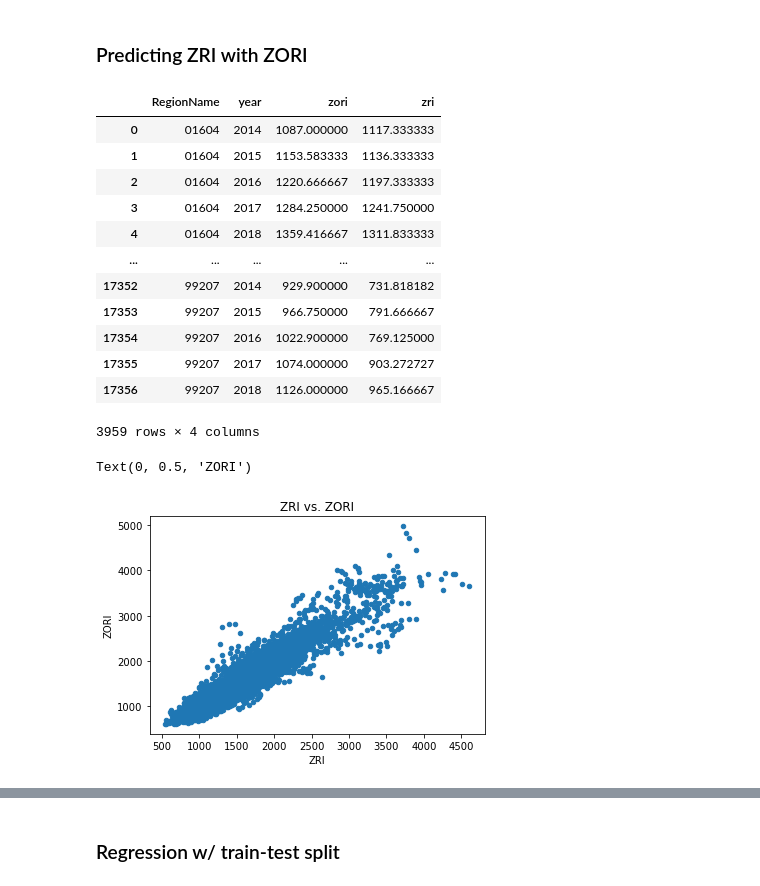
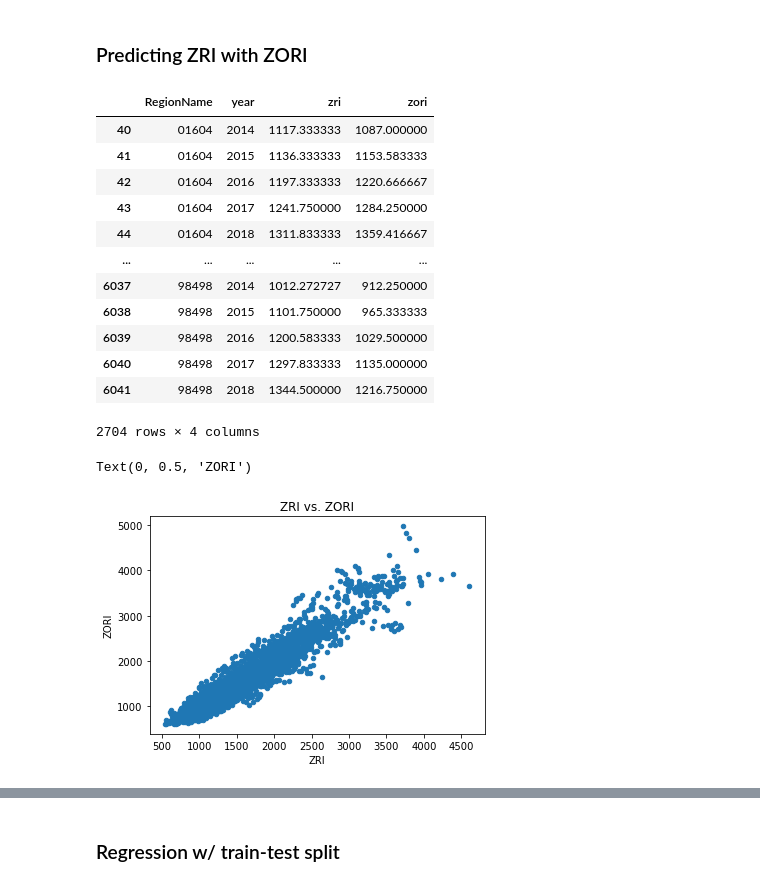
Before and after one commit to jonahsg/NYCDSA_Capstone, a Jupyter notebook: zri_zori_model.ipynb, the cells around one changed output, grey strips where cells are left out. Cells and saved outputs as stored; diff of their text form; code cells hidden in the pictures.

```diff
--- a/zri_zori_model.ipynb
+++ b/zri_zori_model.ipynb
@@ -19,0 +20,3 @@ from Feat_eng import (Y_train, X_train, Y_test, X_test,
+# %%
+pd.set_option('display.max_columns', None)
+target.head(10)
@@ -20,6 +35,6 @@ from Feat_eng import (Y_train, X_train, Y_test, X_test,
 # %%
 # could we use the zil_yr from original feature engineering?
-zri_yr = zil_yr
+zri_yr = target[['RegionName', 'year', 'value']].copy()
 zri_yr
 # %% [output]
 |  | RegionName | year | value |
@@ -208,3 +231,10 @@ df_comb2
 | 23738 | 99654 | 2017 | NaN | 1322.083333 |
 | 23739 | 99654 | 2018 | NaN | 1327.166667 |
 23740 rows × 4 columns
+# %%
+# all zri indices (left join) mapped to zip/year with or without zori indices
+df_comb3 = zri_yr.merge(zori_yr, how='left',
+              left_on = ['RegionName', 'year'],
+              right_on = ['RegionName', 'year'])
+df_comb3.columns = ['RegionName', 'year', 'zri', 'zori']
+df_comb3
@@ -234,28 +286,28 @@ zori_reg_yr.RegionName.nunique()
 # %% [markdown]
 ### Predicting ZRI with ZORI
 # %%
-df_comb_red = df_comb.dropna()
-df_comb_red
+df_comb3_red = df_comb3.dropna()
+df_comb3_red
 # %% [output]
-|  | RegionName | year | zori | zri |
-| 0 | 01604 | 2014 | 1087.000000 | 1117.333333 |
-| 1 | 01604 | 2015 | 1153.583333 | 1136.333333 |
-| 2 | 01604 | 2016 | 1220.666667 | 1197.333333 |
-| 3 | 01604 | 2017 | 1284.250000 | 1241.750000 |
-| 4 | 01604 | 2018 | 1359.416667 | 1311.833333 |
+|  | RegionName | year | zri | zori |
+| 40 | 01604 | 2014 | 1117.333333 | 1087.000000 |
+| 41 | 01604 | 2015 | 1136.333333 | 1153.583333 |
+| 42 | 01604 | 2016 | 1197.333333 | 1220.666667 |
+| 43 | 01604 | 2017 | 1241.750000 | 1284.250000 |
+| 44 | 01604 | 2018 | 1311.833333 | 1359.416667 |
 | ... | ... | ... | ... | ... |
-| 17352 | 99207 | 2014 | 929.900000 | 731.818182 |
-| 17353 | 99207 | 2015 | 966.750000 | 791.666667 |
-| 17354 | 99207 | 2016 | 1022.900000 | 769.125000 |
-| 17355 | 99207 | 2017 | 1074.000000 | 903.272727 |
-| 17356 | 99207 | 2018 | 1126.000000 | 965.166667 |
+| 6037 | 98498 | 2014 | 1012.272727 | 912.250000 |
+| 6038 | 98498 | 2015 | 1101.750000 | 965.333333 |
+| 6039 | 98498 | 2016 | 1200.583333 | 1029.500000 |
+| 6040 | 98498 | 2017 | 1297.833333 | 1135.000000 |
+| 6041 | 98498 | 2018 | 1344.500000 | 1216.750000 |
-3959 rows × 4 columns
+2704 rows × 4 columns
 # %%
-df_comb_red.plot(kind='scatter', x='zori', y='zri')
+df_comb3_red.plot(kind='scatter', x='zori', y='zri')
 plt.title('ZRI vs. ZORI')
 plt.xlabel('ZRI')
 plt.ylabel('ZORI')
 # %% [output]
 Text(0, 0.5, 'ZORI')
-[figure, old version]
+[figure, new version]
 # %%
```
Also changed, not shown: parts of 101 cells of this notebook.
